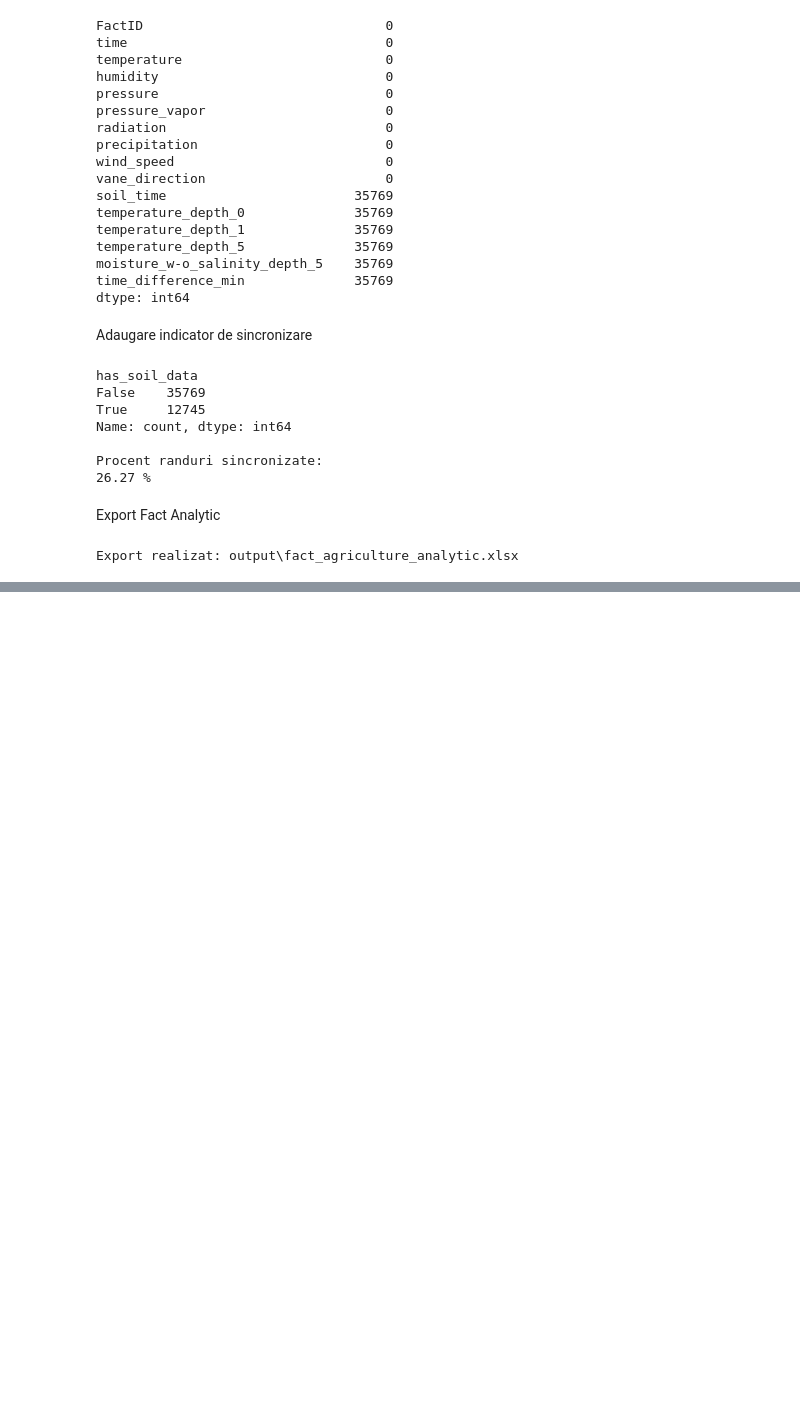
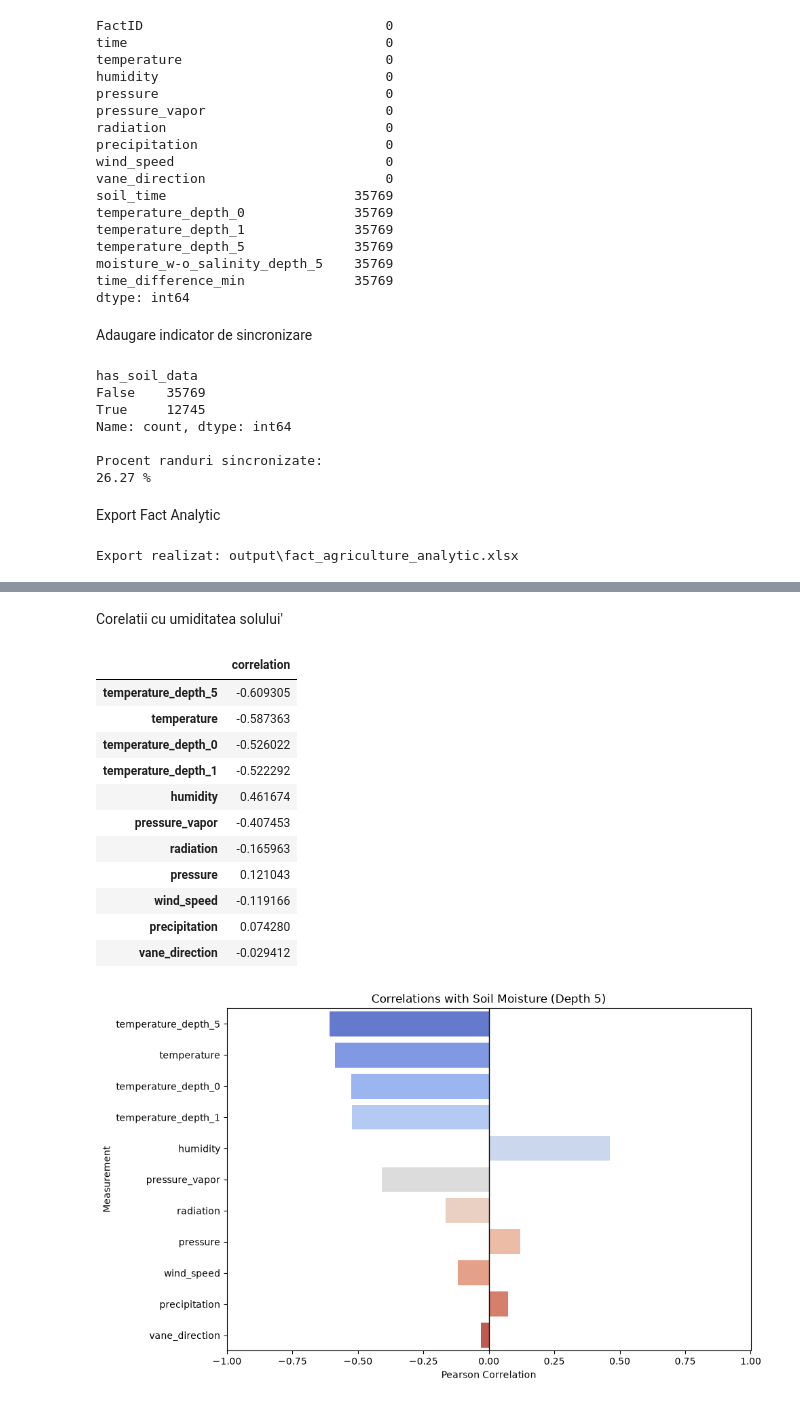
Before and after one commit to naominini/Licenta-agri, a Jupyter notebook: Data/cod.ipynb, the cells around one changed output, grey strips where cells are left out. Saved outputs shown, nothing was run; the diff lists cells and outputs as text; code cells hidden in the pictures; blank space fills up the shorter version.

```diff
--- a/Data/cod.ipynb
+++ b/Data/cod.ipynb
@@ -778,0 +826,39 @@ Export realizat: output\fact_agriculture_analytic.xlsx
+# %% [markdown]
+Corelatii cu umiditatea solului'
+# %%
+target = "moisture_w-o_salinity_depth_5"
+soil_correlations = (
+    correlation_matrix[target]
+    .drop(target)
+    .sort_values(key=abs, ascending=False)
+)
+display(soil_correlations.to_frame("correlation"))
+plt.figure(figsize=(10, 6))
+sns.barplot(
+    x=soil_correlations.values,
+    y=soil_correlations.index,
+    hue=soil_correlations.index,
+    palette="coolwarm",
+    legend=False
+)
+plt.axvline(0, color="black", linewidth=1)
+plt.xlim(-1, 1)
+plt.title("Correlations with Soil Moisture (Depth 5)")
+plt.xlabel("Pearson Correlation")
+plt.ylabel("Measurement")
+plt.tight_layout()
+plt.show()
+# %% [output]
+|  | correlation |
+| temperature_depth_5 | -0.609305 |
+| temperature | -0.587363 |
+| temperature_depth_0 | -0.526022 |
+| temperature_depth_1 | -0.522292 |
+| humidity | 0.461674 |
+| pressure_vapor | -0.407453 |
+| radiation | -0.165963 |
+| pressure | 0.121043 |
+| wind_speed | -0.119166 |
+| precipitation | 0.074280 |
+| vane_direction | -0.029412 |
+[figure, added]
```
Also changed, not shown: parts of 5 cells of this notebook, 2 other files.
